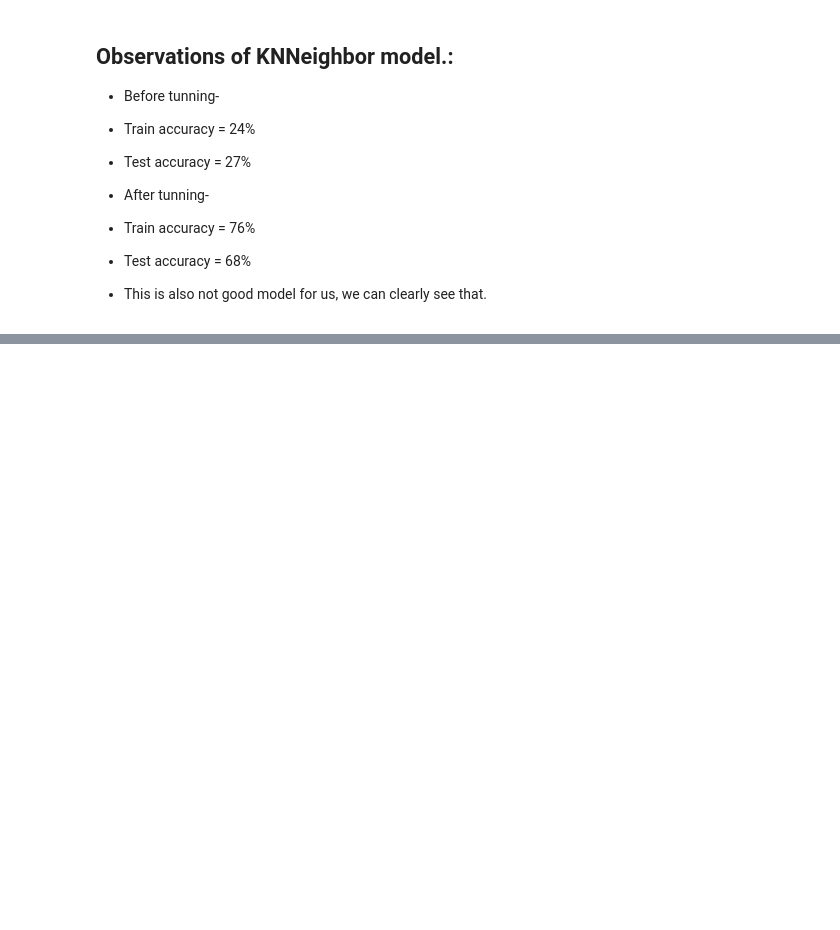
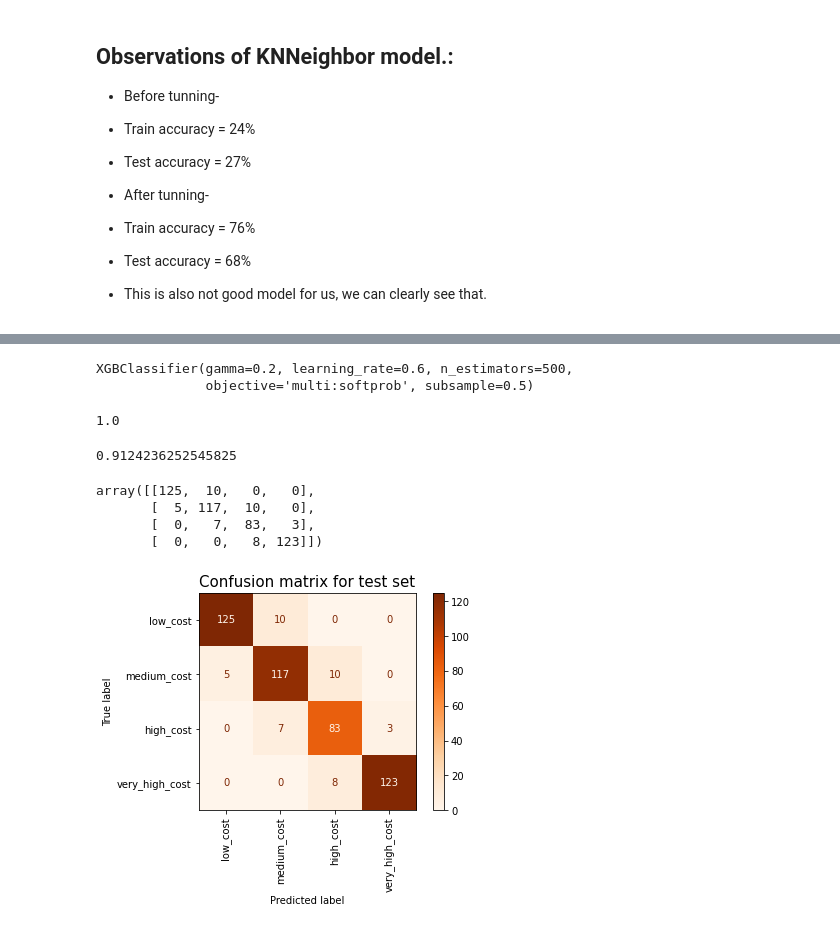
Before and after one commit to itsmimahi/Mobile-Price-Range-Prediction, a Jupyter notebook: ML_Classificatin_Project.ipynb, the cells around one changed output, grey strips where cells are left out. Cells and saved outputs as stored; diff of their text form; code cells hidden in the pictures; blank space fills up the shorter version.

```diff
--- a/ML_Classificatin_Project.ipynb
+++ b/ML_Classificatin_Project.ipynb
@@ -1421,0 +1524,13 @@ plot_auc_roc(y_test, pred_prob)
+# %%
+# Grid values for GridSearchCV.
+grid_value = {'learning_rate':[0.6,1],
+              'n_estimator':[500,1000],
+              'gamma':[0.2],
+              'subsample':[0.5,0.6]}
+# %%
+# creating object to classifier.
+xgb = XGBClassifier()
+
+# Applying grid values to gridsearchcv.
+xgb_tune = GridSearchCV(xgb, param_grid=grid_value, verbose=4, cv=3)
+xgb_tune.fit(x_train, y_train)
@@ -1421,0 +1568,6 @@ plot_auc_roc(y_test, pred_prob)
+# %%
+xgb_optimal = XGBClassifier(gamma=0.2, learning_rate=0.6, n_estimators=500, subsample=0.5)
+xgb_optimal.fit(x_train, y_train)
+# %% [output]
+XGBClassifier(gamma=0.2, learning_rate=0.6, n_estimators=500,
+              objective='multi:softprob', subsample=0.5)
@@ -1421,0 +1578,23 @@ plot_auc_roc(y_test, pred_prob)
+# %%
+accuracy_score(y_train, y_train_predict)
+# %% [output]
+1.0
+# %%
+accuracy_score(y_test, y_test_predict)
+# %% [output]
+0.9124236252545825
+# %%
+cf_matrix = confusion_matrix(y_test, y_test_predict)
+cf_matrix
+# %% [output]
+array([[125,  10,   0,   0],
+       [  5, 117,  10,   0],
+       [  0,   7,  83,   3],
+       [  0,   0,   8, 123]])
+# %%
+# plotting confusion matrix of test set.
+plot_confusion_matrix(xgb_optimal, x_test, y_test, cmap='Oranges', xticks_rotation='vertical', display_labels=class_list)
+plt.title('Confusion matrix for test set', fontsize=15)
+plt.show()
+# %% [output]
+[figure, added]
```
Also changed, not shown: parts of 82 cells of this notebook.
